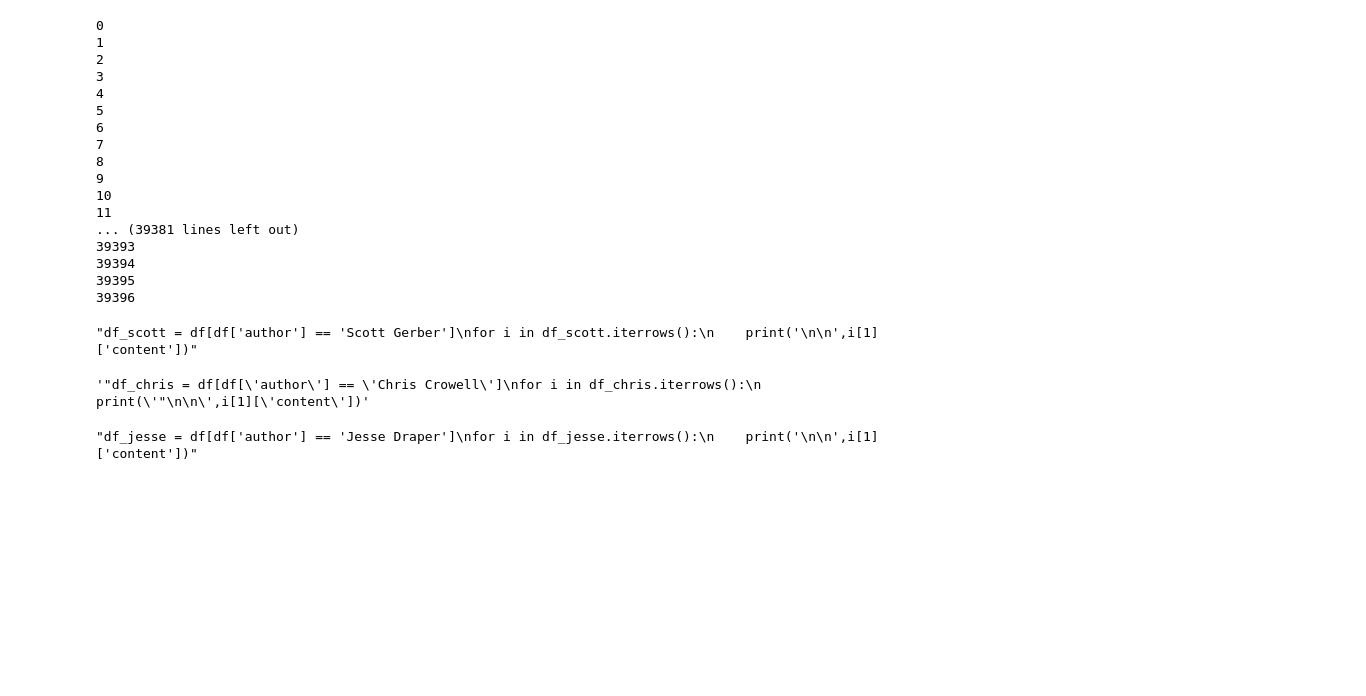
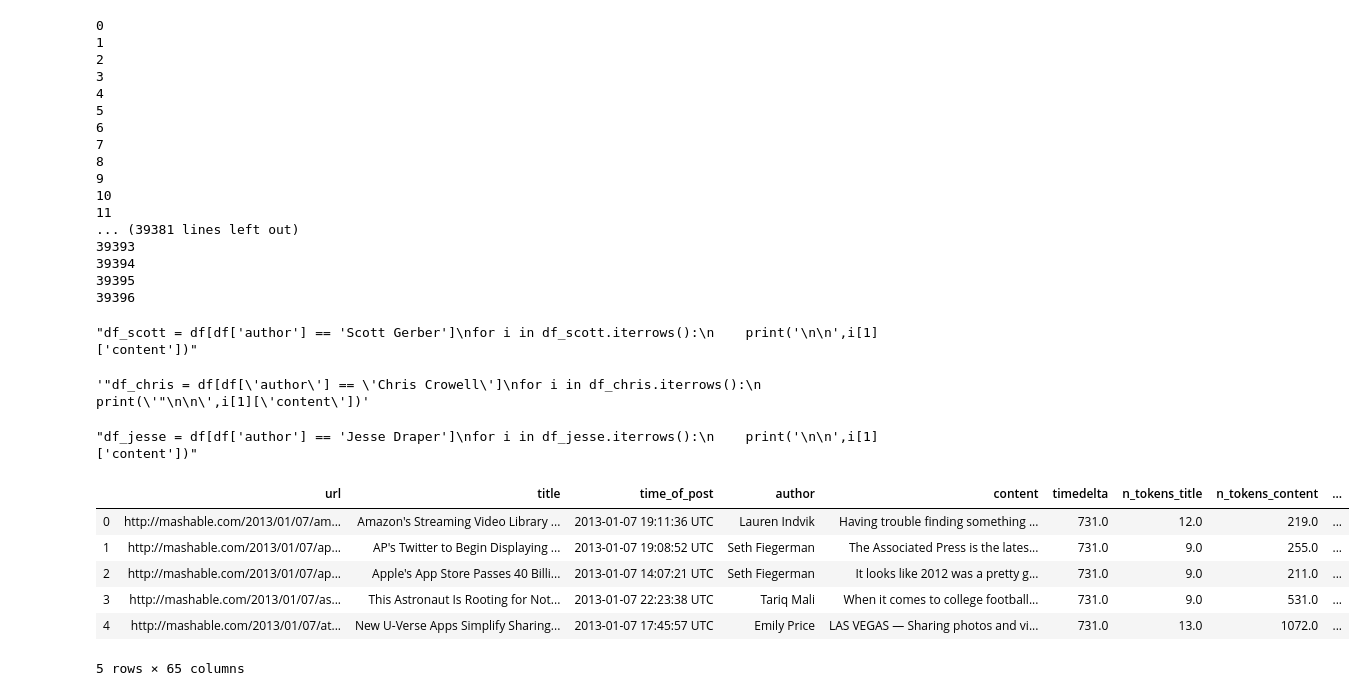
Before and after one commit to felrock/dm-project, a Jupyter notebook: notebook_fs.ipynb, the cells around one changed output. Drawn from its saved outputs; the diff is of its cells as text; code cells hidden in the pictures; blank space fills up the shorter version.

Commit message:
added cells to get author data from top three authors

```diff
--- a/notebook_fs.ipynb
+++ b/notebook_fs.ipynb
@@ -260,0 +278,17 @@ for i in df_jesse.iterrows():
+# %%
+# seperate top 3 author data to file
+# Neha Prakash 1500
+# Sam Laird 1458
+# Stan Schroeder 1440
+import pandas as pd
+
+df = pd.read_csv('dataset/data.csv')
+df.head()
+# %% [output]
+|  | url | title | time_of_post | author | content | timedelta | n_tokens_title | n_tokens_content | ... |
+| 0 | http://mashable.com/2013/01/07/am... | Amazon's Streaming Video Library ... | 2013-01-07 19:11:36 UTC | Lauren Indvik | Having trouble finding something ... | 731.0 | 12.0 | 219.0 | ... |
+| 1 | http://mashable.com/2013/01/07/ap... | AP's Twitter to Begin Displaying ... | 2013-01-07 19:08:52 UTC | Seth Fiegerman | The Associated Press is the lates... | 731.0 | 9.0 | 255.0 | ... |
+| 2 | http://mashable.com/2013/01/07/ap... | Apple's App Store Passes 40 Billi... | 2013-01-07 14:07:21 UTC | Seth Fiegerman | It looks like 2012 was a pretty g... | 731.0 | 9.0 | 211.0 | ... |
+| 3 | http://mashable.com/2013/01/07/as... | This Astronaut Is Rooting for Not... | 2013-01-07 22:23:38 UTC | Tariq Mali | When it comes to college football... | 731.0 | 9.0 | 531.0 | ... |
+| 4 | http://mashable.com/2013/01/07/at... | New U-Verse Apps Simplify Sharing... | 2013-01-07 17:45:57 UTC | Emily Price | LAS VEGAS — Sharing photos and vi... | 731.0 | 13.0 | 1072.0 | ... |
+5 rows × 65 columns
```
Also changed, not shown: parts of 5 cells of this notebook.
